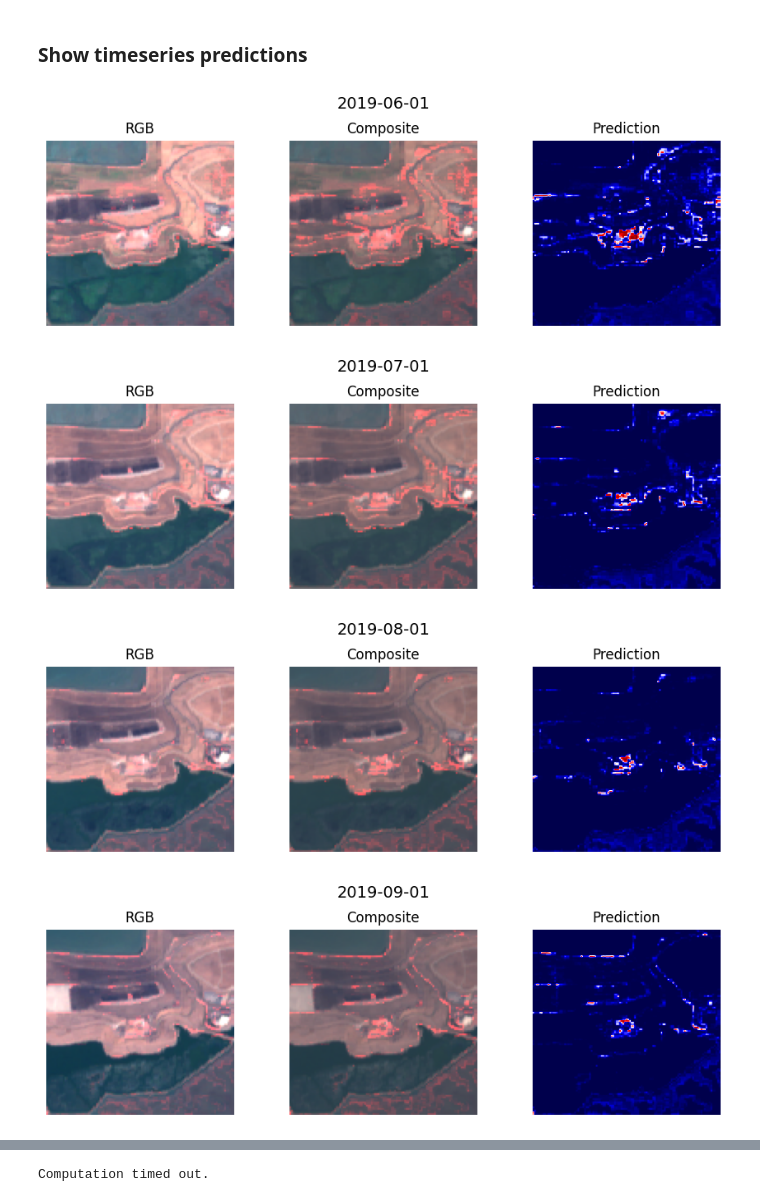
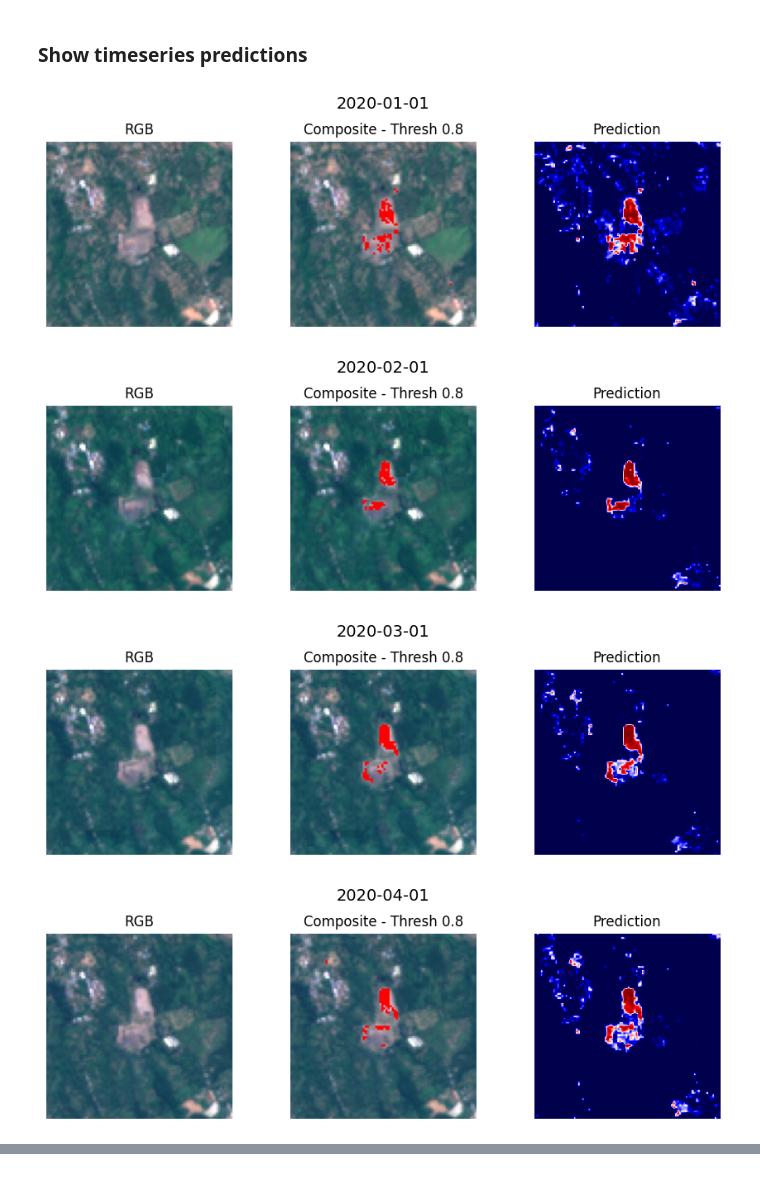
Before and after one commit to earthrise-media/plastics, a Jupyter notebook: notebooks/train_pixel_classifier.ipynb, the cells around one changed output, grey strips where cells are left out. Saved outputs shown, nothing was run; the diff lists cells and outputs as text; code cells hidden in the pictures.

```diff
--- a/notebooks/train_pixel_classifier.ipynb
+++ b/notebooks/train_pixel_classifier.ipynb
@@ -270,3 +252,0 @@ model.save('../models/65_mo_tpa_bootstrap_toa-12-20-2020.h5')
-# %%
-model_path = '/Users/ckruse/Downloads/test_model.h5'
-model.save(model_path)
@@ -273,11 +256,6 @@ model.save(model_path)
 # %% [markdown]
 ## Visualize Network Predictions
 # %%
-def stretch_histogram(array, min_val=0.1, max_val=0.75, gamma=1.2):
-    clipped = np.clip(array, min_val, max_val)
-    stretched = (clipped - min_val) / (max_val - min_val) ** gamma
-    return stretched
-
 def make_predictions(model_path, data, site_name, threshold):
     test_image = data
     model = keras.models.load_model(model_path)
@@ -286,7 +264,7 @@ def make_predictions(model_path, data, site_name, threshold):
     preds_stack = []
     threshold_stack = []
     print("Making Predictions")
-    for month in tqdm(list(test_image.keys())):
+    for month in list(test_image.keys()):
         test_pixel_vectors, width, height = get_pixel_vectors(test_image, month)
         if width > 0:
             test_pixel_vectors = normalize(test_pixel_vectors)
@@ -364,6 +317,20 @@ Downloading berkeley
+# %%
+rect_width = 0.008
+coords = [115.16987454393899, -8.091076190191433]
+num_months = 6
+start_date = '2020-01-01'
+name = 'TPA Bengkala'
+patch_history = get_history([coords],
+                            [name],
+                            rect_width,
+                            num_months=num_months,
+                            start_date=start_date,
+                            cloud_mask=True)
 # %% [markdown]
 ### Show composite predictions
 # %%
+threshold = 0.6
+model_path = '../models/pipeline_validation_model_3-15-21.h5'
 rgb_stack, pred_stack, threshold_stack = make_predictions(model_path, patch_history, name, threshold)
 # %% [output]
 Making Predictions
@@ -372,30 +338,34 @@ Clipping input data to the valid range for imshow with RGB data ([0..1] for floa
 # %% [markdown]
 ### Show timeseries predictions
 # %%
+threshold = 0.8
+
 for image, pred, date in zip(rgb_stack, pred_stack, list(patch_history.keys())):
     plt.figure(figsize=(9,3), facecolor=(1,1,1), dpi=100)
     plt.subplot(1,3,1)
     plt.imshow(np.clip(stretch_histogram(image), 0, 1))
     plt.axis('off')
     plt.title('RGB')
 
     plt.subplot(1,3,2)
-    combo = image
-    combo[:,:,0] += pred
-    plt.imshow(np.clip(combo, 0, 1))
+    combo = stretch_histogram(np.copy(image))
+    combo[:,:,0][np.ma.masked_greater(pred, threshold).mask] = 1
+    combo[:,:,1][np.ma.masked_greater(pred, threshold).mask] = 0
+    combo[:,:,2][np.ma.masked_greater(pred, threshold).mask] = 0
+    plt.imshow(combo)
     plt.axis('off')
-    plt.title('Composite')
+    plt.title(f'Composite - Thresh {threshold}')
 
     plt.subplot(1,3,3)
     plt.imshow(pred, cmap='seismic')
     plt.title('Prediction')
     plt.axis('off')
 
     plt.suptitle(date, size=14)
     plt.tight_layout()
     plt.show()
 # %% [output]
-[figure, old version]
+[figure, new version]
-[figure, old version]
+[figure, new version]
-[figure, old version]
+[figure, new version]
-[figure, old version]
+[figure, new version]
@@ -410 +372,0 @@ for image, pred, date in zip(rgb_stack, pred_stack, list(patch_history.keys())):
-Computation timed out.
```
Also changed, not shown: parts of 15 cells of this notebook, 1 other file.
